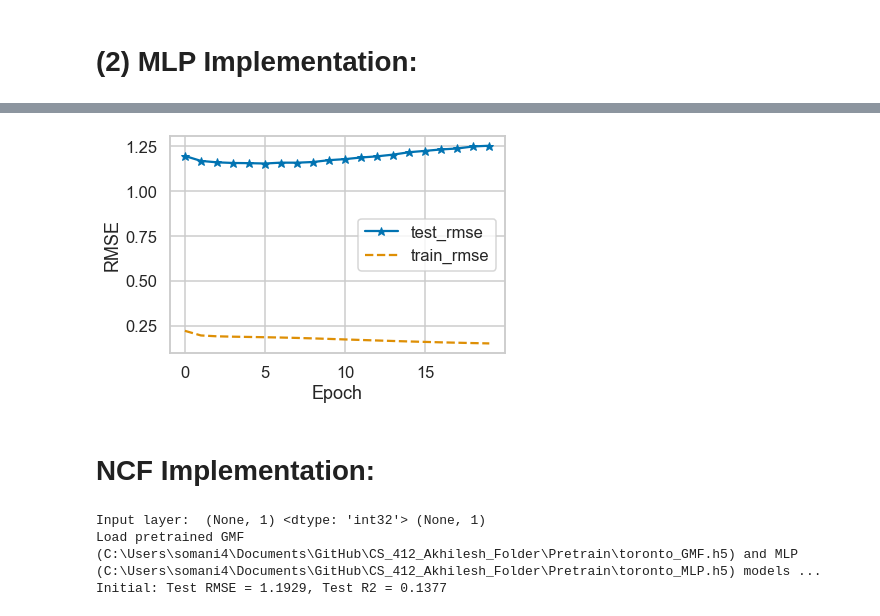
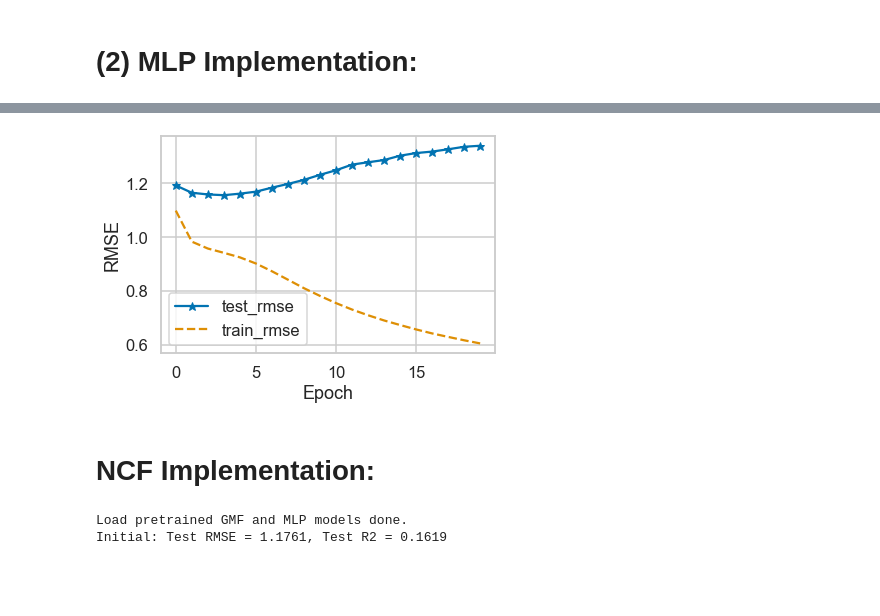
Before and after one commit to akhilesh-somani/Restaurant_Recommendation_System, a Jupyter notebook: Our_Approach.ipynb, the cells around one changed output, grey strips where cells are left out. Drawn from its saved outputs; the diff is of its cells as text; code cells hidden in the pictures; blank space fills up the shorter version.

```diff
--- a/Our_Approach.ipynb
+++ b/Our_Approach.ipynb
@@ -362,10 +286,9 @@ True
 # %%
-def get_gmf_model(num_users, num_items, latent_dim, regs = [0,0]):
+def get_gmf_model(num_users, num_items, regs = [0,0]):
     # Input variables
     user_input = Input(shape=(1,), dtype='float32', name = 'user_input')
     item_input = Input(shape=(1,), dtype='float32', name = 'item_input')
     user_feature_input = Input(shape = (num_of_user_features, ), dtype='float32', name = 'user_feature_input')
-
 
     MF_Embedding_User_ID = Embedding(input_dim = num_users, output_dim = num_of_user_features, name = 'user_embedding',
                                   embeddings_initializer='random_normal', embeddings_regularizer = l2(regs[0]),
@@ -417,7 +338,6 @@ def evaluate_model(model, X, y):
     return (mse, r2)
 # %%
 # Build model
-num_factors = 8
 regs = [0, 0]
 learner = 'adam'
 learning_rate = 0.0005
@@ -425,7 +345,7 @@ num_epochs = 20
 batch_size = 256
 out = 1
 
-model = get_gmf_model(num_users, num_items, num_factors, regs)
+model = get_gmf_model(num_users, num_items, regs)
 
 if learner.lower() == "adagrad":
     model.compile(optimizer=Adagrad(lr=learning_rate), loss='mse')
@@ -461,7 +381,7 @@ for epoch in range(num_epochs):
                          np.array(ratings), # labels
                          batch_size = batch_size, epochs = 1, verbose = 0)
 
-    train_loss.append(history.history['loss'][0])
+    train_loss.append(np.sqrt(history.history['loss'][0]) * 5) # multiply loss by 5 because the ratings are normalized by 5
 
     t2 = time()
 
@@ -472,7 +392,7 @@ for epoch in range(num_epochs):
     test_rmse.append(np.sqrt(mse))
     test_r2.append(r2)
 
-    print('Epoch %d [%.1f s]: Test RMSE = %.4f, Test R2 = %.4f, Train Loss = %.4f [%.1f s]'
+    print('Epoch %d [%.1f s]: Test RMSE = %.4f, Test R2 = %.4f, Train RMSE = %.4f [%.1f s]'
           % (epoch + 1,  t2 - t1, test_rmse[-1], test_r2[-1], train_loss[-1], time() - t2))
 
     if mse < best_mse:
@@ -558,7 +442,7 @@ def get_mlp_model(num_users, num_items, layers = [20,10], reg_layers=[0,0]):
     item_input = Input(shape=(1,), dtype='float32', name = 'item_input')
     user_feature_input = Input(shape = (num_of_user_features, ), dtype='float32', name = 'user_feature_input')
 
-    MLP_Embedding_User_ID = Embedding(input_dim = num_users, output_dim = num_of_user_features, name = 'user_ID_embedding',
+    MLP_Embedding_User_ID = Embedding(input_dim = num_users, output_dim = num_of_user_features, name = 'user_embedding',
                                    embeddings_initializer='random_normal', embeddings_regularizer = l2(reg_layers[0]),
                                    input_length=1)
     MLP_Embedding_Item = Embedding(input_dim = num_items, output_dim = num_of_user_features, name = 'item_embedding',
@@ -626,7 +510,7 @@ for epoch in range(num_epochs):
                          np.array(ratings), # labels
                          batch_size = batch_size, epochs = 1, verbose = 0)
 
-    train_loss.append(np.sqrt(history.history['loss'][0]))
+    train_loss.append(np.sqrt(history.history['loss'][0]) * 5) # multiply loss by 5 because the ratings are normalized by 5
 
     t2 = time()
 
@@ -636,7 +520,7 @@ for epoch in range(num_epochs):
     test_rmse.append(np.sqrt(mse))
     test_r2.append(r2)
 
-    print('Epoch %d [%.1f s]: Test RMSE = %.4f, Test R2 = %.4f, Train Loss = %.4f [%.1f s]'
+    print('Epoch %d [%.1f s]: Test RMSE = %.4f, Test R2 = %.4f, Train RMSE = %.4f [%.1f s]'
           % (epoch + 1,  t2 - t1, test_rmse[-1], test_r2[-1], train_loss[-1], time() - t2))
 
     if mse < best_mse:
@@ -675,4 +559,4 @@ End. Best Epoch 6:  RMSE = 1.1550, R2 = 0.1917.
 The best MLP model is saved
-[figure, old version]
+[figure, new version]
 # %% [markdown]
 # NCF Implementation:
@@ -812,7 +652,7 @@ reg_mf = 0
 mf_pretrain = model_out_file_gmf
 mlp_pretrain = model_out_file_mlp
 
-model = get_ncf_model(num_users, num_items, mf_dim, layers, reg_layers, reg_mf)
+model = get_ncf_model(num_users, num_items, layers, reg_layers, reg_mf)
 
 if learner.lower() == "adagrad":
     model.compile(optimizer=Adagrad(lr=learning_rate), loss='mse')
@@ -825,19 +665,18 @@ else:
 
 # Load pretrain model
 if mf_pretrain != '' and mlp_pretrain != '':
-    gmf_model = get_gmf_model(num_users,num_items,mf_dim)
+    gmf_model = get_gmf_model(num_users,num_items)
     gmf_model.load_weights(mf_pretrain)
     mlp_model = get_mlp_model(num_users,num_items, layers, reg_layers)
     mlp_model.load_weights(mlp_pretrain)
     model = load_pretrain_model(model, gmf_model, mlp_model, len(layers))
-    print("Load pretrained GMF (%s) and MLP (%s) models done. " %(mf_pretrain, mlp_pretrain))
+    print("Load pretrained GMF and MLP models done.")
 
 # Initial performance
 (mse, r2) = evaluate_model(model, X_test, y_test)
 print('Initial: Test RMSE = %.4f, Test R2 = %.4f' % (np.sqrt(mse), r2))
 # %% [output]
-Input layer:  (None, 1) <dtype: 'int32'> (None, 1)
-Load pretrained GMF (C:\Users\somani4\Documents\GitHub\CS_412_Akhilesh_Folder\Pretrain\toronto_GMF.h5) and MLP (C:\Users\somani4\Documents\GitHub\CS_412_Akhilesh_Folder\Pretrain\toronto_MLP.h5) models ...
-Initial: Test RMSE = 1.1929, Test R2 = 0.1377
+Load pretrained GMF and MLP models done.
+Initial: Test RMSE = 1.1761, Test R2 = 0.1619
 # %%
 # Training and testing model
```
Also changed, not shown: parts of 36 cells of this notebook.
